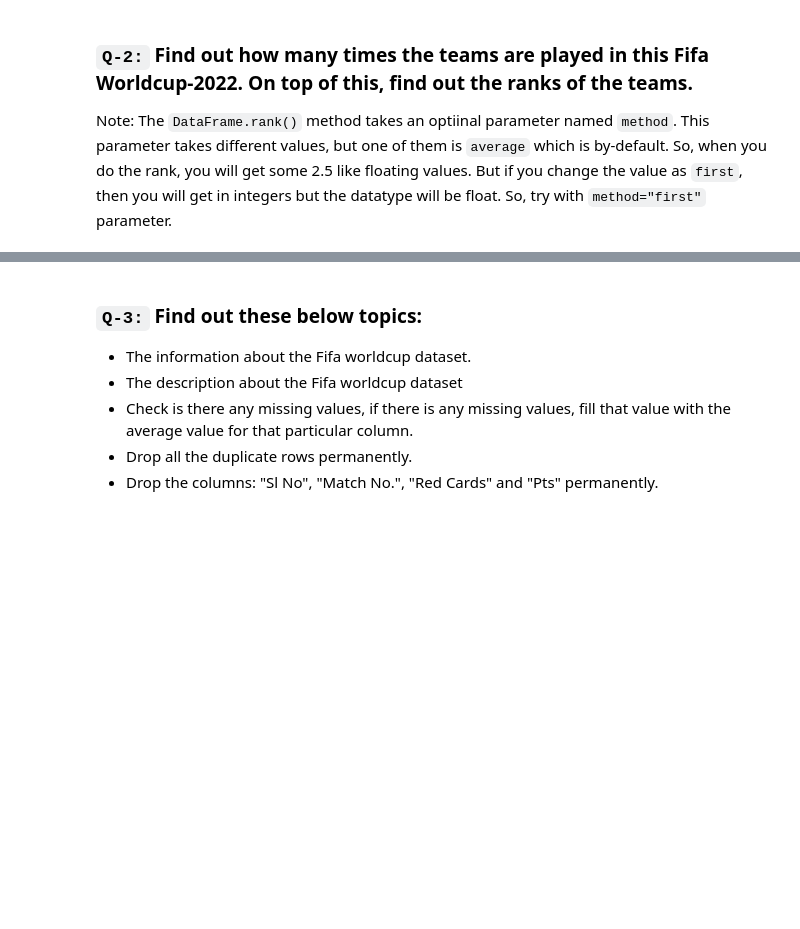
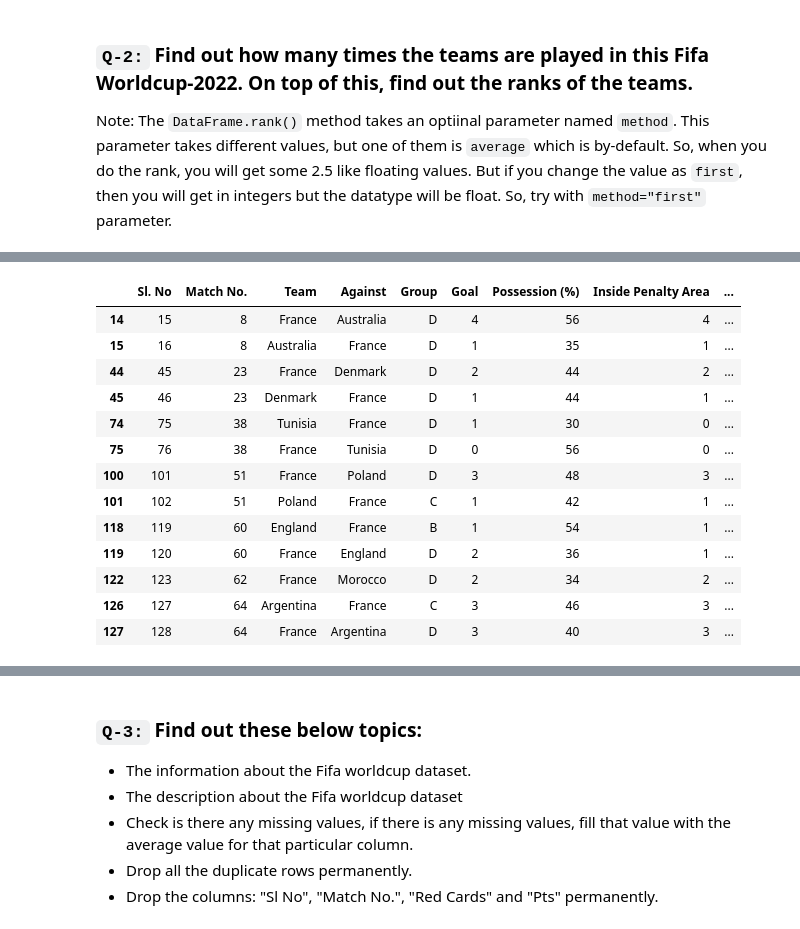
Before and after one commit to rishabhk1501/Data-Analytics-Tasks, a Jupyter notebook: session_18_tasks_soln.ipynb, the cells around one changed output, grey strips where cells are left out. Cells and saved outputs as stored; diff of their text form; code cells hidden in the pictures; blank space fills up the shorter version.

```diff
--- a/session_18_tasks_soln.ipynb
+++ b/session_18_tasks_soln.ipynb
@@ -76,0 +203,17 @@ Note: The `DataFrame.rank()` method takes an optiinal parameter named `method`.
+# %%
+fifa_wc_22[(fifa_wc_22['Team'] == 'France') | (fifa_wc_22['Against'] == 'France')]
+# %% [output]
+|  | Sl. No | Match No. | Team | Against | Group | Goal | Possession (%) | Inside Penalty Area | ... |
+| 14 | 15 | 8 | France | Australia | D | 4 | 56 | 4 | ... |
+| 15 | 16 | 8 | Australia | France | D | 1 | 35 | 1 | ... |
+| 44 | 45 | 23 | France | Denmark | D | 2 | 44 | 2 | ... |
+| 45 | 46 | 23 | Denmark | France | D | 1 | 44 | 1 | ... |
+| 74 | 75 | 38 | Tunisia | France | D | 1 | 30 | 0 | ... |
+| 75 | 76 | 38 | France | Tunisia | D | 0 | 56 | 0 | ... |
+| 100 | 101 | 51 | France | Poland | D | 3 | 48 | 3 | ... |
+| 101 | 102 | 51 | Poland | France | C | 1 | 42 | 1 | ... |
+| 118 | 119 | 60 | England | France | B | 1 | 54 | 1 | ... |
+| 119 | 120 | 60 | France | England | D | 2 | 36 | 1 | ... |
+| 122 | 123 | 62 | France | Morocco | D | 2 | 34 | 2 | ... |
+| 126 | 127 | 64 | Argentina | France | C | 3 | 46 | 3 | ... |
+| 127 | 128 | 64 | France | Argentina | D | 3 | 40 | 3 | ... |
```
Also changed, not shown: parts of 37 cells of this notebook.
